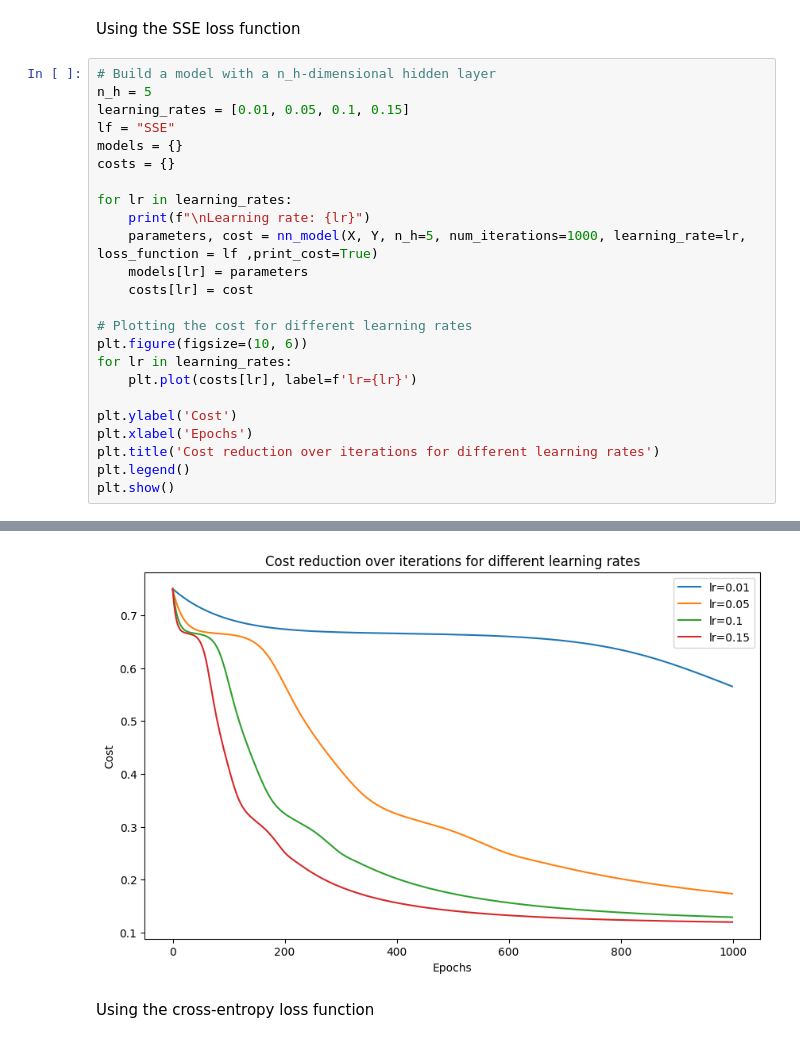
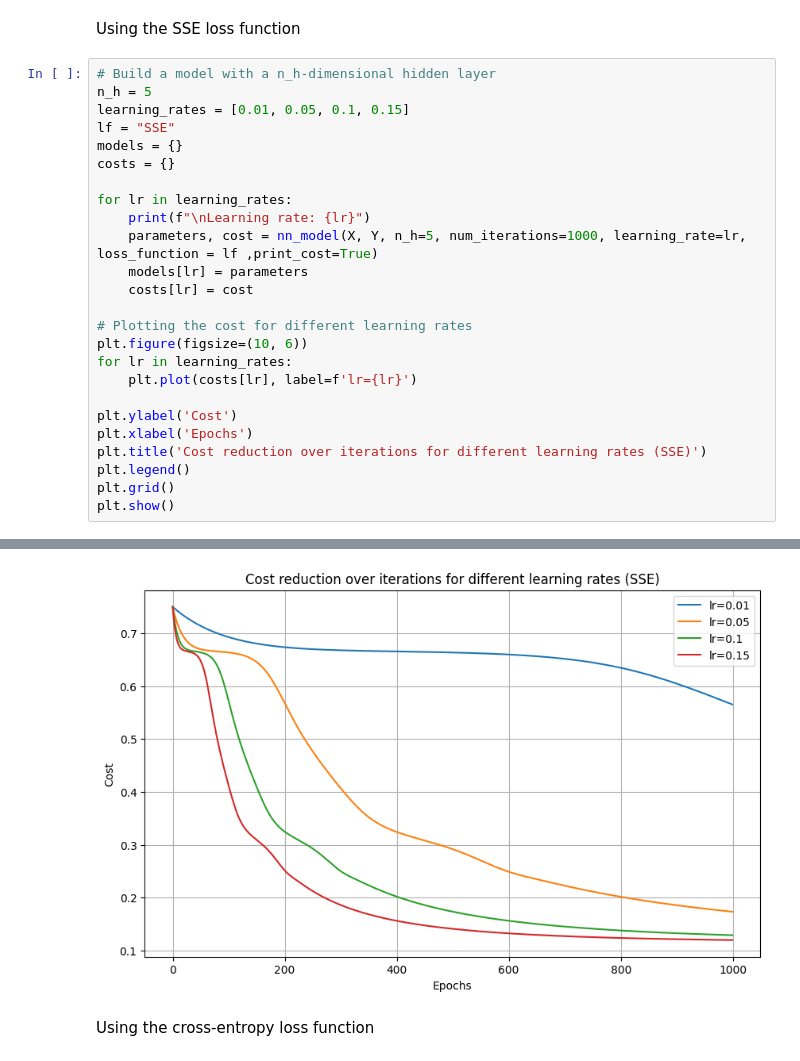
Before and after one commit to AmoguJUduka/MachineLearning, a Jupyter notebook: DeepLearningAssignments/Lab_2_Build_a_DNN_step_by_step(1).ipynb, the cells around one changed output, grey strips where cells are left out. Cells and saved outputs as stored; diff of their text form.

```diff
--- a/DeepLearningAssignments/Lab_2_Build_a_DNN_step_by_step(1).ipynb
+++ b/DeepLearningAssignments/Lab_2_Build_a_DNN_step_by_step(1).ipynb
@@ -401,35 +401,36 @@ for lr in learning_rates:
     models[lr] = parameters
     costs[lr] = cost
 
 # Plotting the cost for different learning rates
 plt.figure(figsize=(10, 6))
 for lr in learning_rates:
     plt.plot(costs[lr], label=f'lr={lr}')
 
 plt.ylabel('Cost')
 plt.xlabel('Epochs')
-plt.title('Cost reduction over iterations for different learning rates')
+plt.title('Cost reduction over iterations for different learning rates (SSE)')
 plt.legend()
+plt.grid()
 plt.show()
 # %% [output]
 Learning rate: 0.01
 Cost after iteration 0: 0.749785
 Cost after iteration 100: 0.692536
 Cost after iteration 200: 0.673484
 Cost after iteration 300: 0.667687
 Cost after iteration 400: 0.665501
 Cost after iteration 500: 0.663465
 Cost after iteration 600: 0.659670
 Cost after iteration 700: 0.651500
 Cost after iteration 800: 0.634495
 Cost after iteration 900: 0.604554
 
 ... (31 lines left out)
 Cost after iteration 600: 0.132469
 Cost after iteration 700: 0.127196
 Cost after iteration 800: 0.123751
 Cost after iteration 900: 0.121400
-[figure, old version]
+[figure, new version]
 # %% [markdown]
 Using the cross-entropy loss function
 # %%
```
Also changed, not shown: parts of 14 cells of this notebook.
